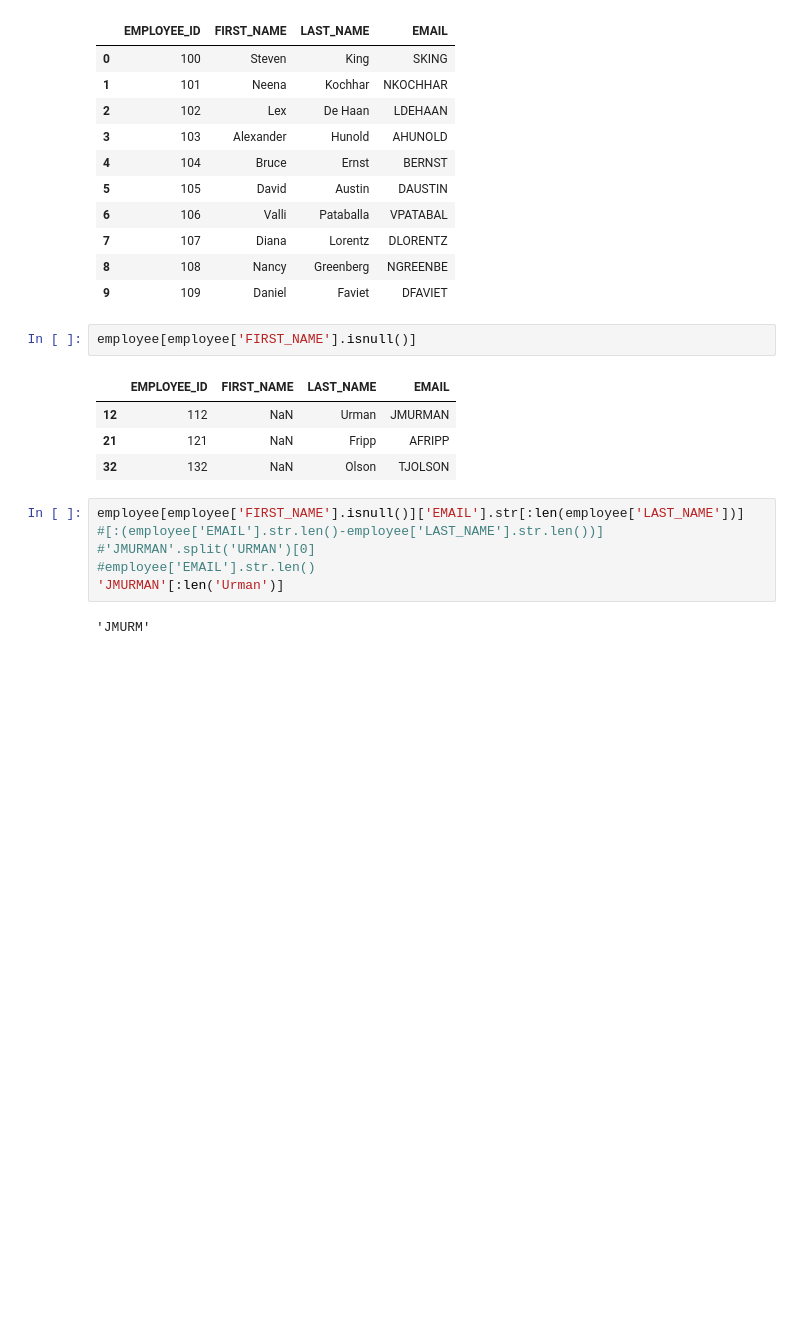
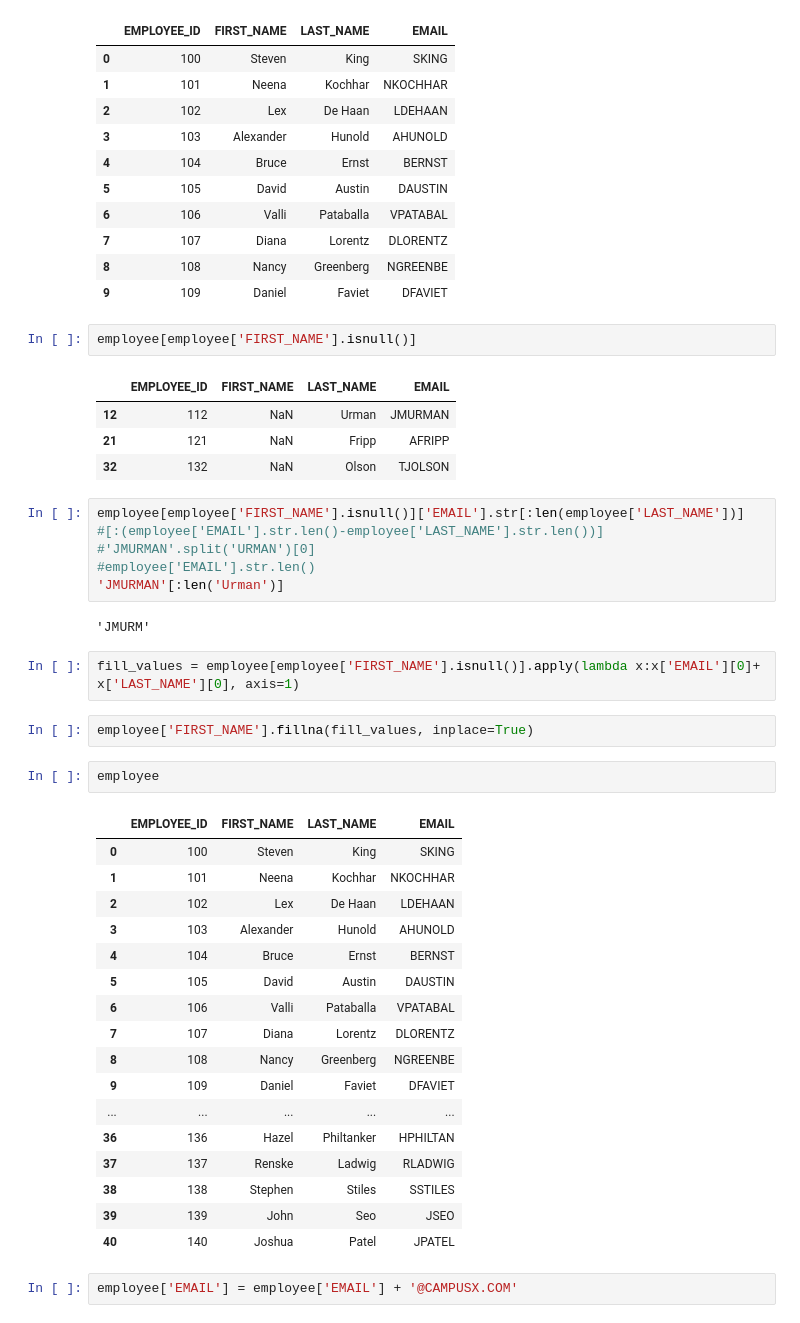
Before and after one commit to sinara08/Practice_Python, a Jupyter notebook: numpy_and_pandas/Tasks/task_22.ipynb, the cells around one changed output. Saved outputs shown, nothing was run; the diff lists cells and outputs as text; blank space fills up the shorter version.

```diff
--- a/numpy_and_pandas/Tasks/task_22.ipynb
+++ b/numpy_and_pandas/Tasks/task_22.ipynb
@@ -405,3 +409,29 @@ employee[employee['FIRST_NAME'].isnull()]['EMAIL'].str[:len(employee['LAST_NAME'
 'JMURMAN'[:len('Urman')]
 # %% [output]
 'JMURM'
+# %%
+fill_values = employee[employee['FIRST_NAME'].isnull()].apply(lambda x:x['EMAIL'][0]+ x['LAST_NAME'][0], axis=1)
+# %%
+employee['FIRST_NAME'].fillna(fill_values, inplace=True)
+# %%
+employee
+# %% [output]
+|  | EMPLOYEE_ID | FIRST_NAME | LAST_NAME | EMAIL |
+| 0 | 100 | Steven | King | SKING |
+| 1 | 101 | Neena | Kochhar | NKOCHHAR |
+| 2 | 102 | Lex | De Haan | LDEHAAN |
+| 3 | 103 | Alexander | Hunold | AHUNOLD |
+| 4 | 104 | Bruce | Ernst | BERNST |
+| 5 | 105 | David | Austin | DAUSTIN |
+| 6 | 106 | Valli | Pataballa | VPATABAL |
+| 7 | 107 | Diana | Lorentz | DLORENTZ |
+| 8 | 108 | Nancy | Greenberg | NGREENBE |
+| 9 | 109 | Daniel | Faviet | DFAVIET |
+| ... | ... | ... | ... | ... |
+| 36 | 136 | Hazel | Philtanker | HPHILTAN |
+| 37 | 137 | Renske | Ladwig | RLADWIG |
+| 38 | 138 | Stephen | Stiles | SSTILES |
+| 39 | 139 | John | Seo | JSEO |
+| 40 | 140 | Joshua | Patel | JPATEL |
+# %%
+employee['EMAIL'] = employee['EMAIL'] + '@CAMPUSX.COM'
```
Also changed, not shown: parts of 9 cells of this notebook.
